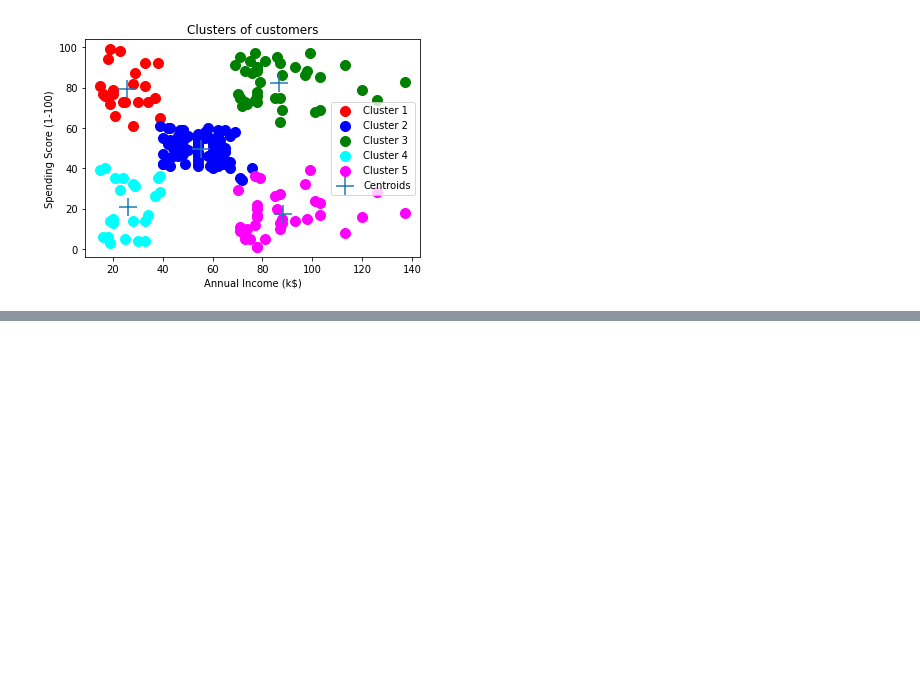
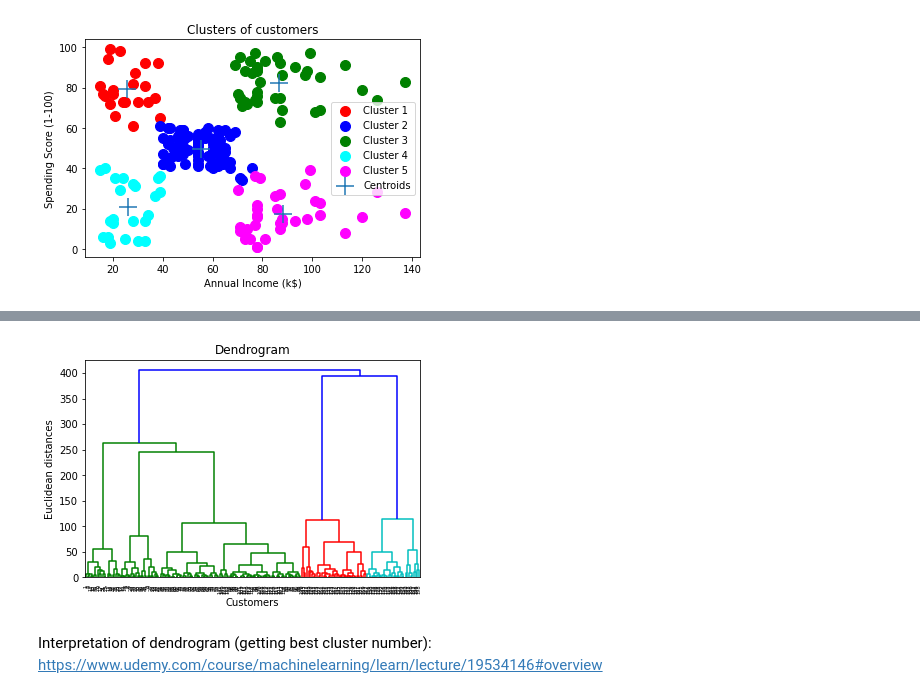
Before and after one commit to shahmonil/Machine-Learning, a Jupyter notebook: Clustering.ipynb, the cells around one changed output, grey strips where cells are left out. Cells and saved outputs as stored; diff of their text form; code cells hidden in the pictures; blank space fills up the shorter version.

```diff
--- a/Clustering.ipynb
+++ b/Clustering.ipynb
@@ -65,0 +70,3 @@ plt.show()
+# %%
+dataset  = pd.read_csv('Mall_Customers.csv')
+dataset.head()
@@ -65,0 +80,2 @@ plt.show()
+# %%
+X  = dataset.iloc[:,3:]
@@ -65,0 +84,10 @@ plt.show()
+# %%
+dendogram = sch.dendrogram(sch.linkage(X,method='ward'))  #method = ward for less variance
+plt.title('Dendrogram')
+plt.xlabel('Customers')
+plt.ylabel('Euclidean distances')
+plt.show()
+# %% [output]
+[figure, added]
+# %% [markdown]
+Interpretation of dendrogram (getting best cluster number): https://www.udemy.com/course/machinelearning/learn/lecture/19534146#overview
```
Also changed, not shown: parts of 9 cells of this notebook.
